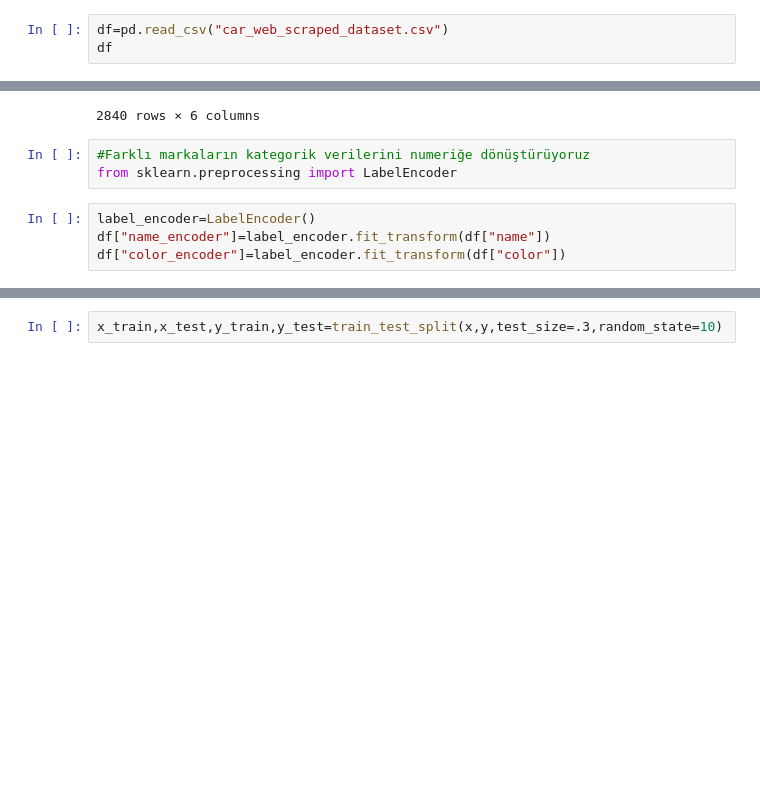
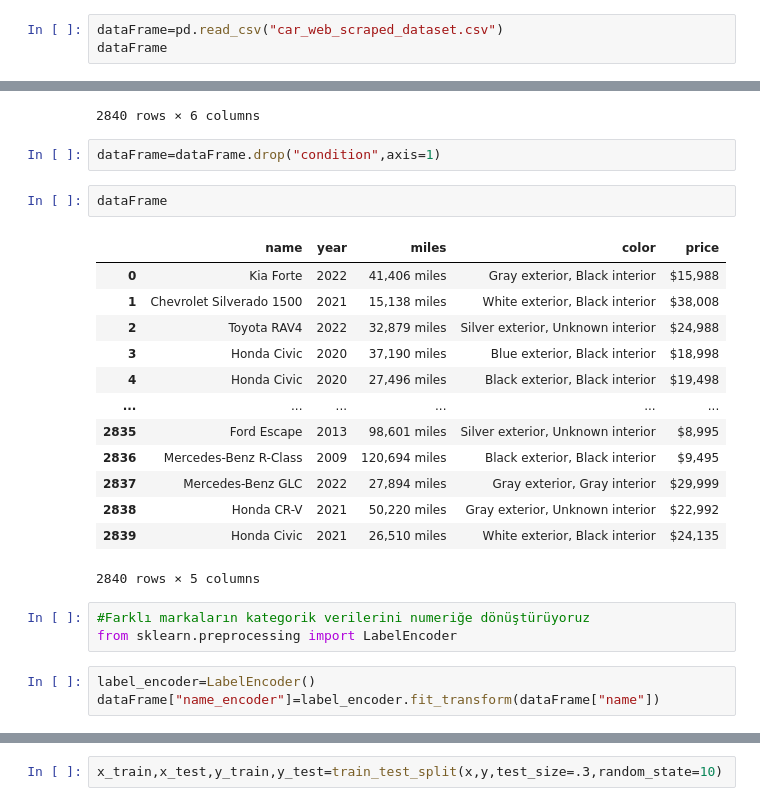
Before and after one commit to humeyragok/CarPriceRegression, a Jupyter notebook: CarPriceRegression.ipynb, the cells around one changed output, grey strips where cells are left out. Drawn from its saved outputs; the diff is of its cells as text; blank space fills up the shorter version.

```diff
--- a/CarPriceRegression.ipynb
+++ b/CarPriceRegression.ipynb
@@ -7,8 +7,8 @@ import seaborn as sbn
 # %% [output]
 WARNING:tensorflow:From C:\Users\hmyrg\anaconda3\Lib\site-packages\keras\src\losses.py:2976: The name tf.losses.sparse_softmax_cross_entropy is deprecated. Please use tf.compat.v1.losses.sparse_softma ...
 # %%
-df=pd.read_csv("car_web_scraped_dataset.csv")
-df
+dataFrame=pd.read_csv("car_web_scraped_dataset.csv")
+dataFrame
 # %% [output]
 |  | name | year | miles | color | condition | price |
 | 0 | Kia Forte | 2022 | 41,406 miles | Gray exterior, Black interior | No accidents reported, 1 Owner | $15,988 |
@@ -23,13 +23,30 @@ df
 | 2838 | Honda CR-V | 2021 | 50,220 miles | Gray exterior, Unknown interior | No accidents reported, 1 Owner | $22,992 |
 | 2839 | Honda Civic | 2021 | 26,510 miles | White exterior, Black interior | No accidents reported, 1 Owner | $24,135 |
 2840 rows × 6 columns
+# %%
+dataFrame=dataFrame.drop("condition",axis=1)
+# %%
+dataFrame
+# %% [output]
+|  | name | year | miles | color | price |
+| 0 | Kia Forte | 2022 | 41,406 miles | Gray exterior, Black interior | $15,988 |
+| 1 | Chevrolet Silverado 1500 | 2021 | 15,138 miles | White exterior, Black interior | $38,008 |
+| 2 | Toyota RAV4 | 2022 | 32,879 miles | Silver exterior, Unknown interior | $24,988 |
+| 3 | Honda Civic | 2020 | 37,190 miles | Blue exterior, Black interior | $18,998 |
+| 4 | Honda Civic | 2020 | 27,496 miles | Black exterior, Black interior | $19,498 |
+| ... | ... | ... | ... | ... | ... |
+| 2835 | Ford Escape | 2013 | 98,601 miles | Silver exterior, Unknown interior | $8,995 |
+| 2836 | Mercedes-Benz R-Class | 2009 | 120,694 miles | Black exterior, Black interior | $9,495 |
+| 2837 | Mercedes-Benz GLC | 2022 | 27,894 miles | Gray exterior, Gray interior | $29,999 |
+| 2838 | Honda CR-V | 2021 | 50,220 miles | Gray exterior, Unknown interior | $22,992 |
+| 2839 | Honda Civic | 2021 | 26,510 miles | White exterior, Black interior | $24,135 |
+2840 rows × 5 columns
 # %%
 #Farklı markaların kategorik verilerini numeriğe dönüştürüyoruz
 from sklearn.preprocessing import LabelEncoder
 # %%
 label_encoder=LabelEncoder()
-df["name_encoder"]=label_encoder.fit_transform(df["name"])
-df["color_encoder"]=label_encoder.fit_transform(df["color"])
+dataFrame["name_encoder"]=label_encoder.fit_transform(dataFrame["name"])
 # %%
 '''fig, axes = plt.subplots(1, 2, figsize=(10, 4))
 
```
Also changed, not shown: parts of 39 cells of this notebook.
